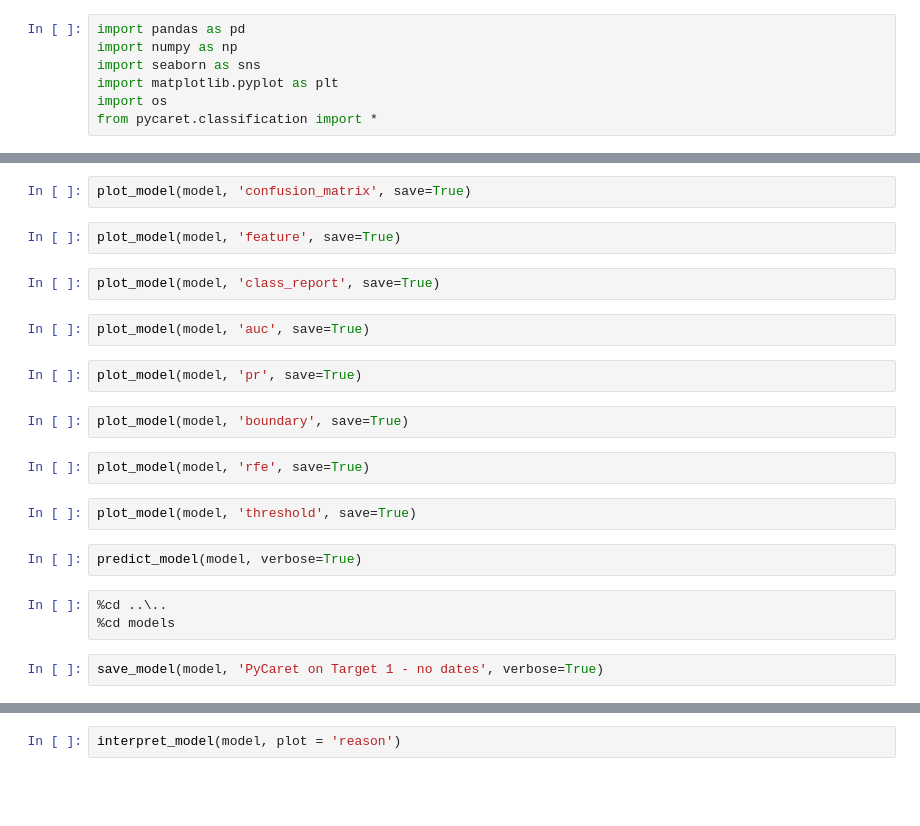
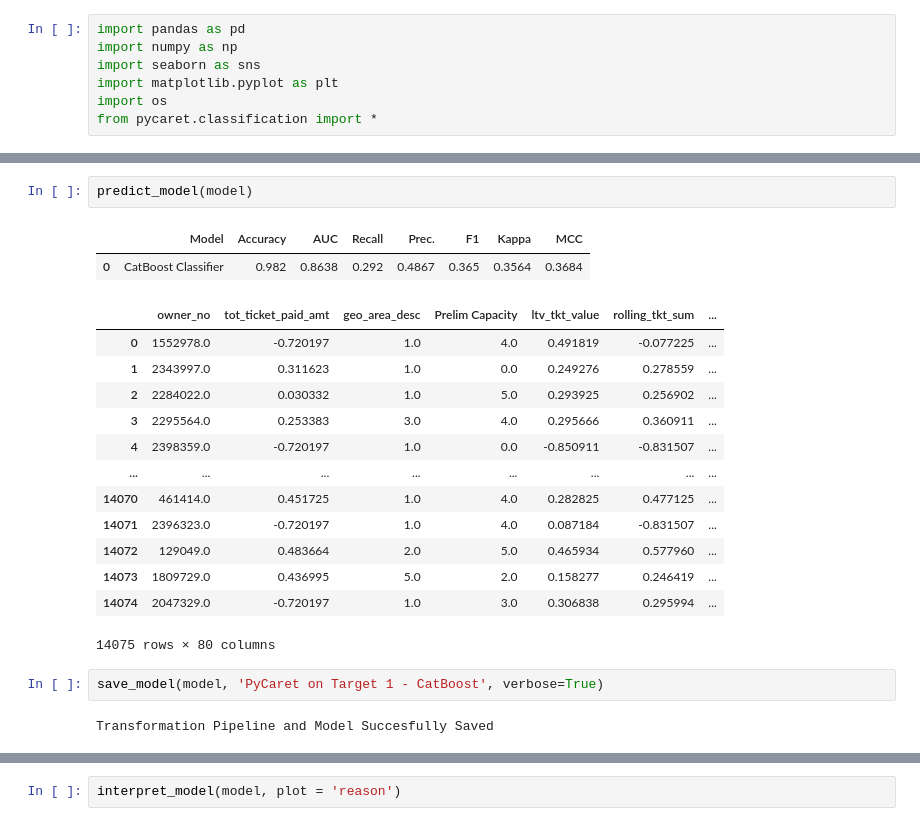
Before and after one commit to SwissMisra/ML_Contributions, a Jupyter notebook: notebooks/4.0 PyCaret Model on Target 1.ipynb, the cells around one changed output, grey strips where cells are left out. Cells and saved outputs as stored; diff of their text form; blank space fills up the shorter version.

```diff
--- a/notebooks/4.0 PyCaret Model on Target 1.ipynb
+++ b/notebooks/4.0 PyCaret Model on Target 1.ipynb
@@ -67,25 +61,24 @@ tuned_model = tune_model(model)
-# %%
-plot_model(model, 'confusion_matrix', save=True)
-# %%
-plot_model(model, 'feature', save=True)
-# %%
-plot_model(model, 'class_report', save=True)
-# %%
-plot_model(model, 'auc', save=True)
-# %%
-plot_model(model, 'pr', save=True)
-# %%
-plot_model(model, 'boundary', save=True)
-# %%
-plot_model(model, 'rfe', save=True)
-# %%
-plot_model(model, 'threshold', save=True)
 # %%
-predict_model(model, verbose=True)
+predict_model(model)
+# %% [output]
+|  | Model | Accuracy | AUC | Recall | Prec. | F1 | Kappa | MCC |
+| 0 | CatBoost Classifier | 0.982 | 0.8638 | 0.292 | 0.4867 | 0.365 | 0.3564 | 0.3684 |
+|  | owner_no | tot_ticket_paid_amt | geo_area_desc | Prelim Capacity | ltv_tkt_value | rolling_tkt_sum | ... |
+| 0 | 1552978.0 | -0.720197 | 1.0 | 4.0 | 0.491819 | -0.077225 | ... |
+| 1 | 2343997.0 | 0.311623 | 1.0 | 0.0 | 0.249276 | 0.278559 | ... |
+| 2 | 2284022.0 | 0.030332 | 1.0 | 5.0 | 0.293925 | 0.256902 | ... |
+| 3 | 2295564.0 | 0.253383 | 3.0 | 4.0 | 0.295666 | 0.360911 | ... |
+| 4 | 2398359.0 | -0.720197 | 1.0 | 0.0 | -0.850911 | -0.831507 | ... |
+| ... | ... | ... | ... | ... | ... | ... | ... |
+| 14070 | 461414.0 | 0.451725 | 1.0 | 4.0 | 0.282825 | 0.477125 | ... |
+| 14071 | 2396323.0 | -0.720197 | 1.0 | 4.0 | 0.087184 | -0.831507 | ... |
+| 14072 | 129049.0 | 0.483664 | 2.0 | 5.0 | 0.465934 | 0.577960 | ... |
+| 14073 | 1809729.0 | 0.436995 | 5.0 | 2.0 | 0.158277 | 0.246419 | ... |
+| 14074 | 2047329.0 | -0.720197 | 1.0 | 3.0 | 0.306838 | 0.295994 | ... |
+14075 rows × 80 columns
-# %%
-%cd ..\..
-%cd models
 # %%
-save_model(model, 'PyCaret on Target 1 - no dates', verbose=True)
+save_model(model, 'PyCaret on Target 1 - CatBoost', verbose=True)
+# %% [output]
+Transformation Pipeline and Model Succesfully Saved
 # %%
 interpret_model(model, plot = 'summary')
```
Also changed, not shown: parts of 8 cells of this notebook.
